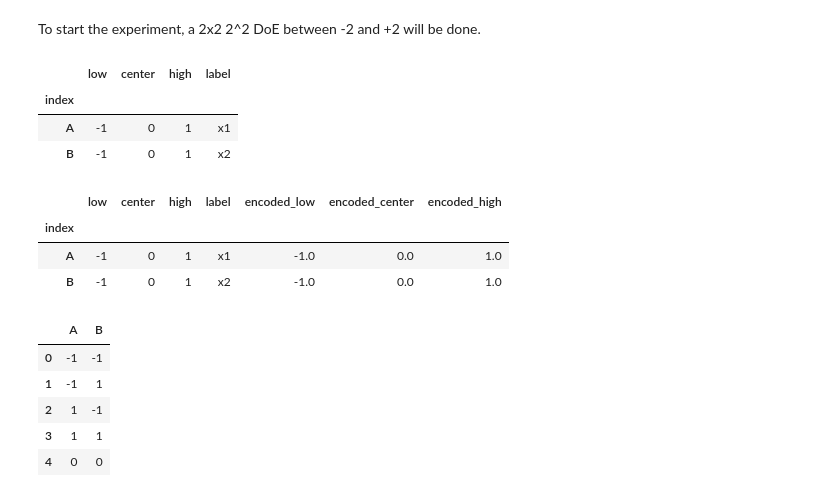
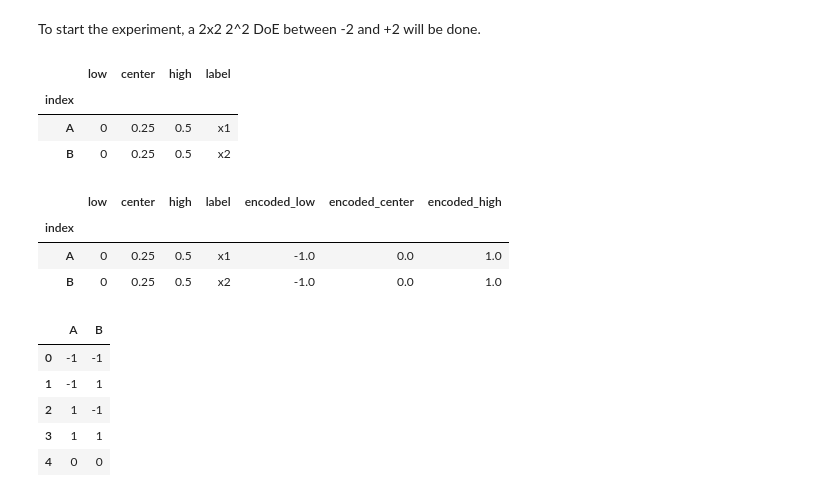
Before and after one commit to alexandraelora/DoE_Course_Material, a Jupyter notebook: Week_2/Lab_1/Task_2/opt.ipynb, the cells around one changed output. Saved outputs shown, nothing was run; the diff lists cells and outputs as text; code cells hidden in the pictures.

```diff
--- a/Week_2/Lab_1/Task_2/opt.ipynb
+++ b/Week_2/Lab_1/Task_2/opt.ipynb
@@ -63,26 +63,26 @@ To start the experiment, a 2x2 2^2 DoE between -2 and +2 will be done.
 # %%
 # create dictionary for parameters, start parameters from -2 to 2, with centerpoint
 input_labels = {'A' : 'x1',
                  'B' : 'x2'}
 
 #Where x1 and x2 are the 2 imput variables for the fuction
 
 #create list of data for high and low.
-data = [('A',-1,0,1),
-        ('B',-1,0,1)]
+data = [('A',0,0.25,0.5),
+        ('B',0,0.25,0.5)]
 
 # create pandas dataframe in a pandas dataframe
 inputs_df = pd.DataFrame(data,columns=['index', 'low','center', 'high'])
 inputs_df = inputs_df.set_index(['index'])
 inputs_df['label'] = inputs_df.index.map( lambda z : input_labels[z] )
 
 #print dataframe hig and low
 inputs_df
 # %% [output]
 |  | low | center | high | label |
 | index |  |  |  |  |
-| A | -1 | 0 | 1 | x1 |
-| B | -1 | 0 | 1 | x2 |
+| A | 0 | 0.25 | 0.5 | x1 |
+| B | 0 | 0.25 | 0.5 | x2 |
 # %%
 # compute averages and span
 inputs_df['average'] = inputs_df.apply( lambda z : ( z['high'] + z['low'])/2, axis=1)
@@ -99,8 +99,8 @@ inputs_df
 # %% [output]
 |  | low | center | high | label | encoded_low | encoded_center | encoded_high |
 | index |  |  |  |  |  |  |  |
-| A | -1 | 0 | 1 | x1 | -1.0 | 0.0 | 1.0 |
-| B | -1 | 0 | 1 | x2 | -1.0 | 0.0 | 1.0 |
+| A | 0 | 0.25 | 0.5 | x1 | -1.0 | 0.0 | 1.0 |
+| B | 0 | 0.25 | 0.5 | x2 | -1.0 | 0.0 | 1.0 |
 # %%
 #Create the design matrix
 
```
Also changed, not shown: parts of 9 cells of this notebook.
